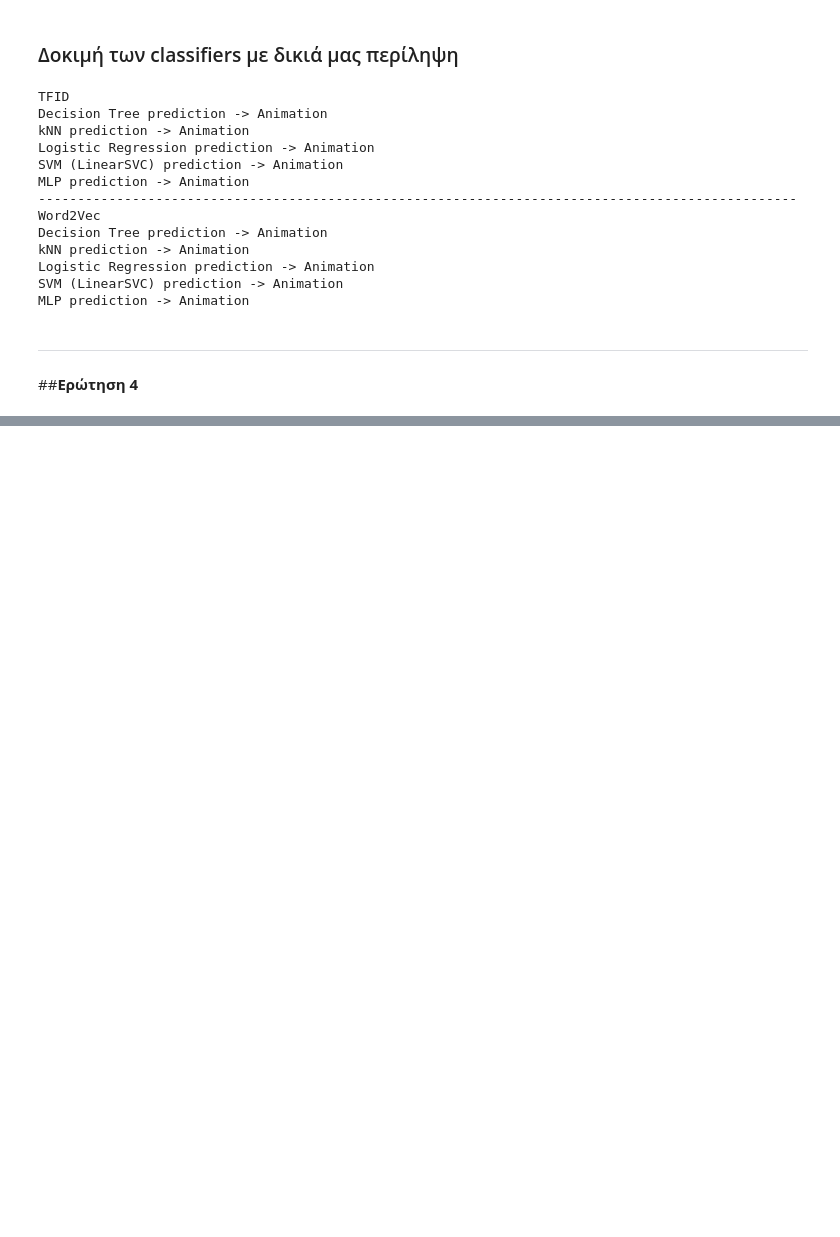
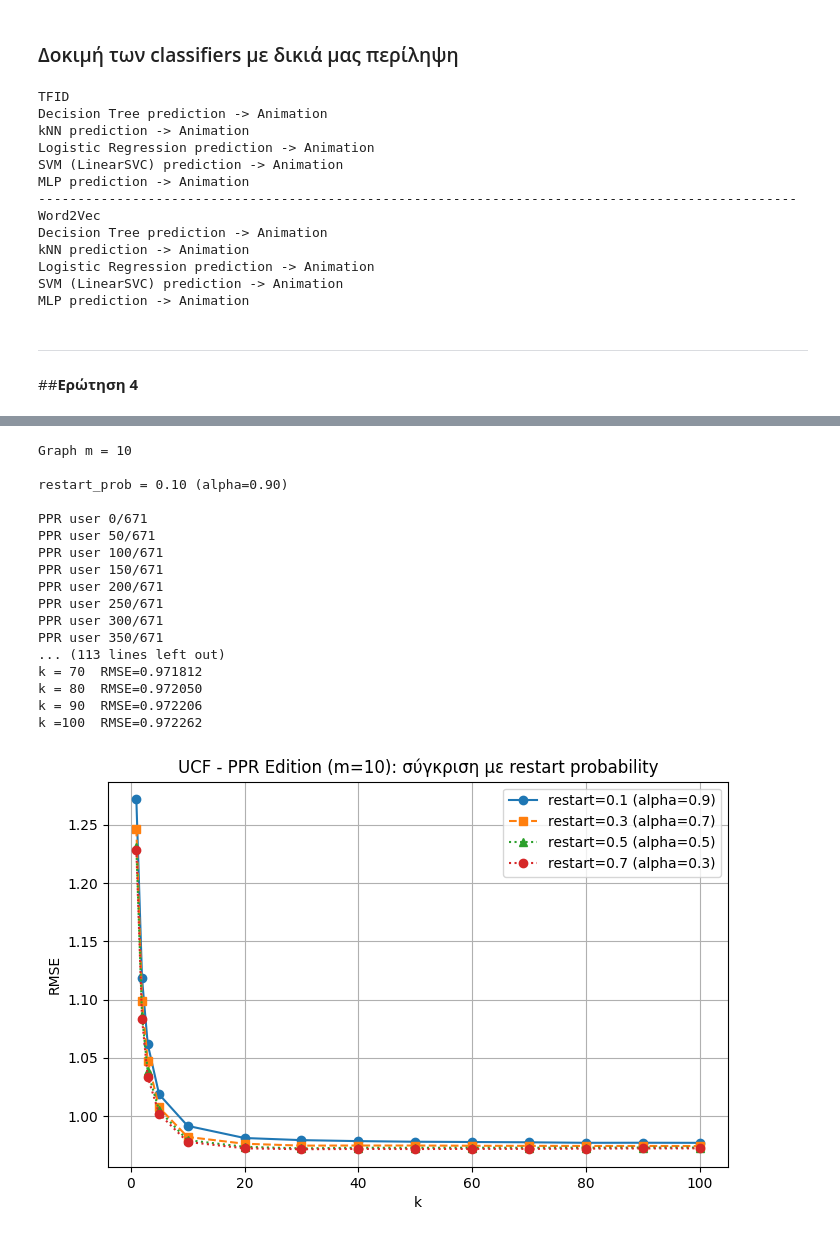
Before and after one commit to BillPapakyriakou/DataMining-Notebooks, a Jupyter notebook: assignment_3.ipynb, the cells around one changed output, grey strips where cells are left out. Drawn from its saved outputs; the diff is of its cells as text; code cells hidden in the pictures; blank space fills up the shorter version.

```diff
--- a/assignment_3.ipynb
+++ b/assignment_3.ipynb
@@ -852,0 +1104,65 @@ MLP prediction -> Animation
+# %%
+m_values = [10]
+k_values = [1, 2, 3, 5, 10, 20, 30, 40, 50, 60, 70, 80, 90, 100]
+restart_probs = [0.1, 0.3, 0.5, 0.7]
+
+R_csc = R.tocsc()
+rmse_results = {}
+
+for m_graph in m_values:
+    print(f"\nGraph m = {m_graph}")
+
+    G = create_graph(R, m_graph)
+
+    for rp in restart_probs:
+        print(f"\nrestart_prob = {rp:.2f} (alpha={1-rp:.2f})")
+        print("")
+        PPR = run_ppr_w_restart_probs(G, rp)
+
+        rmse_list = []
+        print("")
+
+        for k in k_values:
+            preds = np.array([ucf_ppr(R, u, mv, k, PPR) for u, mv in zip(u_test, m_test)])
+            preds = np.clip(preds, 0, 5)
+
+            rmse = np.sqrt(mean_squared_error(r_test, preds))
+            rmse_list.append(rmse)
+
+            print(f"k ={k:3d}  RMSE={rmse:.6f}")
+
+        rmse_results[rp] = rmse_list
+
+
+plt.figure(figsize=(8,5))
+
+plt.plot(k_values, rmse_results[0.1], marker='o', label='restart=0.1 (alpha=0.9)')
+plt.plot(k_values, rmse_results[0.3], marker='s', linestyle='--', label='restart=0.3 (alpha=0.7)')
+plt.plot(k_values, rmse_results[0.5], marker='^', linestyle=':', label='restart=0.5 (alpha=0.5)')
+plt.plot(k_values, rmse_results[0.7], marker='o', linestyle=':', label='restart=0.7 (alpha=0.3)')
+
+plt.xlabel("k")
+plt.ylabel("RMSE")
+plt.title("UCF - PPR Edition (m=10): σύγκριση με restart probability")
+plt.grid(True)
+plt.legend()
+plt.show()
+# %% [output]
+Graph m = 10
+
+restart_prob = 0.10 (alpha=0.90)
+
+PPR user 0/671
+PPR user 50/671
+PPR user 100/671
+PPR user 150/671
+PPR user 200/671
+PPR user 250/671
+PPR user 300/671
+PPR user 350/671
+... (113 lines left out)
+k = 70  RMSE=0.971812
+k = 80  RMSE=0.972050
+k = 90  RMSE=0.972206
+k =100  RMSE=0.972262
+[figure, added]
```
Also changed, not shown: parts of 11 cells of this notebook.
